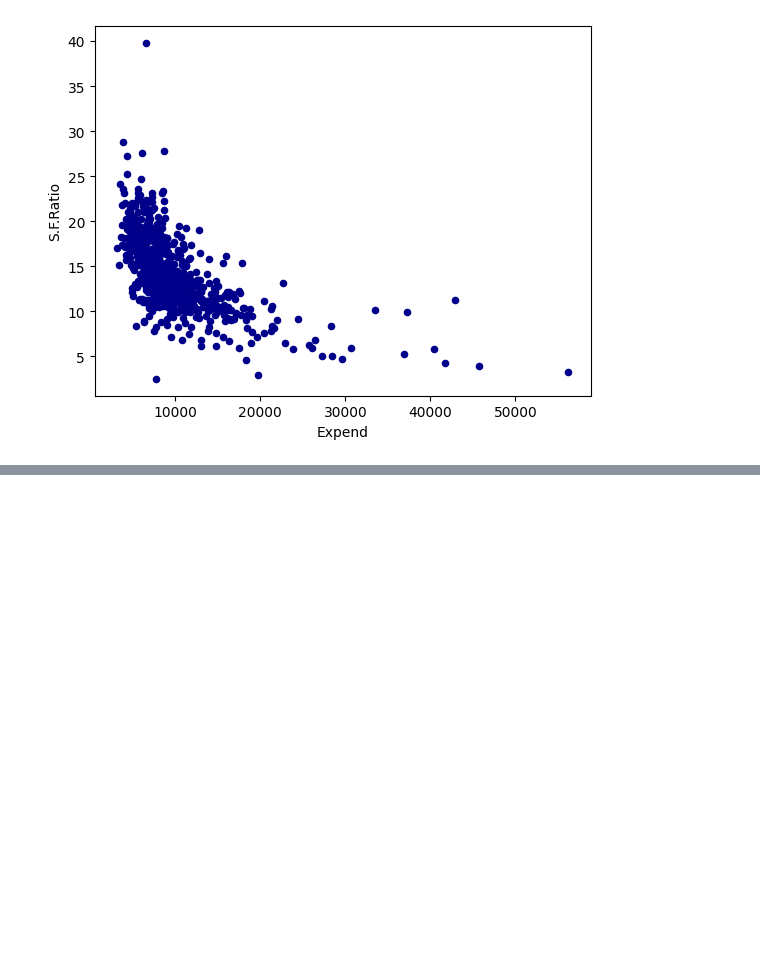
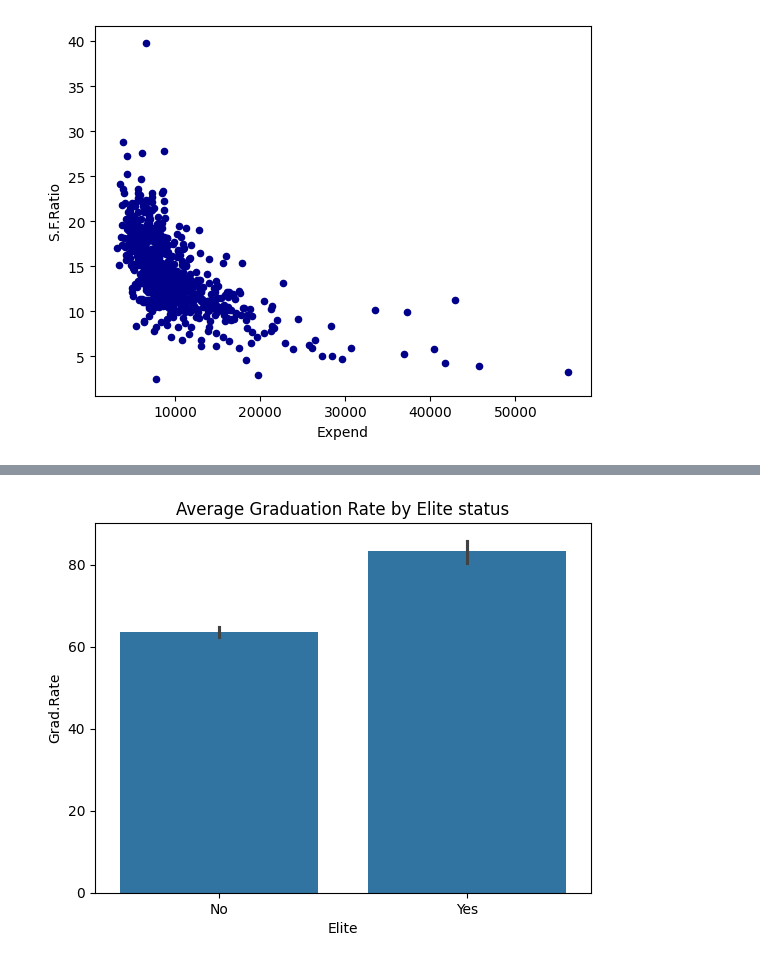
Before and after one commit to PhilipL02/python-programming-PHILIP-LANGPOHL, a Jupyter notebook: Labs/Dataprocessing/Lab1/us_schools.ipynb, the cells around one changed output, grey strips where cells are left out. Saved outputs shown, nothing was run; the diff lists cells and outputs as text; code cells hidden in the pictures; blank space fills up the shorter version.

```diff
--- a/Labs/Dataprocessing/Lab1/us_schools.ipynb
+++ b/Labs/Dataprocessing/Lab1/us_schools.ipynb
@@ -169,0 +196,6 @@ college.plot.scatter(x='Expend', y='S.F.Ratio', c='DarkBlue')
+# %%
+sns.barplot(x='Elite', y='Grad.Rate', data=college, estimator=np.mean)
+plt.title("Average Graduation Rate by Elite status")
+plt.show()
+# %% [output]
+[figure, added]
```
Also changed, not shown: parts of 22 cells of this notebook.
